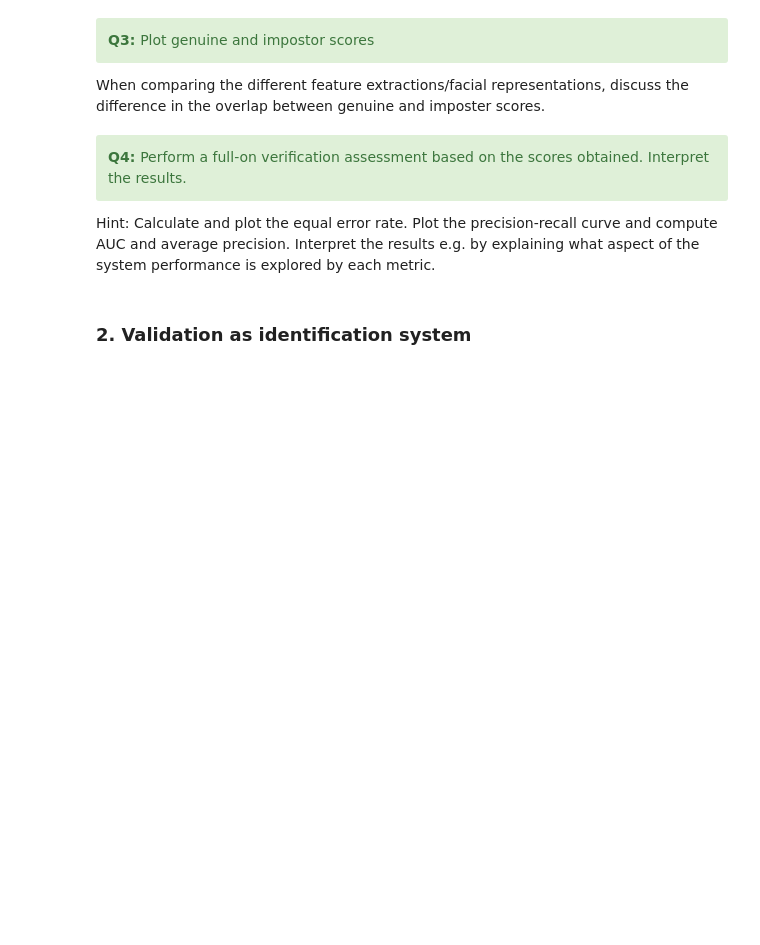
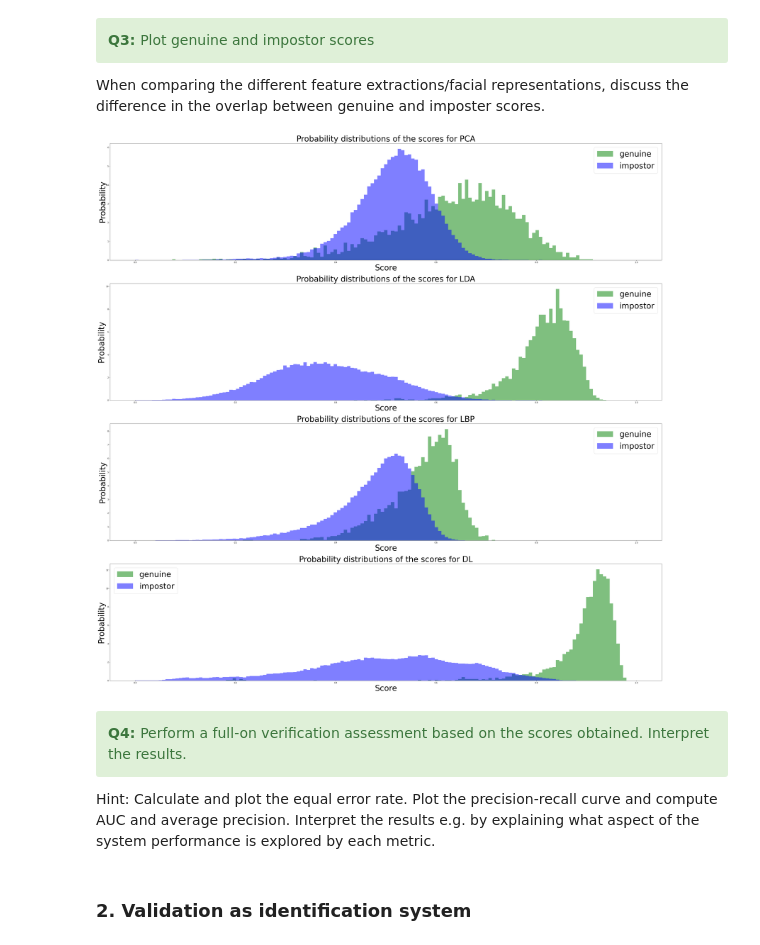
Before and after one commit to denizsoysal/biometrics, a Jupyter notebook: assignments/assignment3/Assignment3/assignment_3_2022.ipynb, the cells around one changed output. Cells and saved outputs as stored; diff of their text form; code cells hidden in the pictures; blank space fills up the shorter version.

```diff
--- a/assignments/assignment3/Assignment3/assignment_3_2022.ipynb
+++ b/assignments/assignment3/Assignment3/assignment_3_2022.ipynb
@@ -771,4 +685,0 @@ for i in range(len(TP_list)):
-# %%
-recalls = []
-for i in range(len(TP_list)):
-    recalls.append(TP_list[i]/(TP_list[i]+FN_list[i]+1))
@@ -828,0 +715,12 @@ f1_DL = compute_f1(genuine_id_DL, scores_DL,thresholds)
+# %%
+face_df_PCA = construct_similarity_tensor(embedded_PCA, targets, dist_metric_PCA)
+total_scores_PCA, genuine_id_PCA, genuine_scores_PCA, impostor_scores_PCA = construct_scores(face_df_PCA)
+
+face_df_LDA = construct_similarity_tensor(embedded_LDA, targets, dist_metric_LDA)
+total_scores_LDA, genuine_id_LDA, genuine_scores_LDA, impostor_scores_LDA = construct_scores(face_df_LDA)
+
+face_df_LBP = construct_similarity_tensor(embedded_LBP, targets, dist_metric_LBP)
+total_scores_LBP, genuine_id_LBP, genuine_scores_LBP, impostor_scores_LBP = construct_scores(face_df_LBP)
+
+face_df_DL = construct_similarity_tensor(embedded_DL, targets, dist_metric_DL)
+total_scores_DL, genuine_id_DL, genuine_scores_DL, impostor_scores_DL = construct_scores(face_df_DL)
@@ -951,6 +777,23 @@ Face rec system -> Max accuracy score: 0.9687927107061504
 <b>Q3: </b> Plot genuine and impostor scores
 </div>
 When comparing the different feature extractions/facial representations, discuss the difference in the overlap between genuine and imposter scores.
+# %%
+fig, ax = plt.subplots(4,1, figsize=(50,50))
+bins = np.linspace(0, 1, 150)
+
+method = ["PCA", "LDA", "LBP", "DL"]
+genuine_scores = [genuine_scores_PCA,genuine_scores_LDA,genuine_scores_LBP,genuine_scores_DL]
+impostor_scores = [impostor_scores_PCA,impostor_scores_LDA,impostor_scores_LBP,impostor_scores_DL]
+
+for i in range(0,len(method)):
+    ax[i].hist(genuine_scores[i],color='g',density=True,alpha=0.5,bins = bins,label = "genuine")
+    ax[i].hist(impostor_scores[i], color='b',density=True,alpha=0.5,bins = bins,label = "impostor")
+    ax[i].set_title("Probability distributions of the scores for " +method[i] , fontsize=40)
+    ax[i].legend(fontsize=40)
+    ax[i].set_xlabel('Score', fontsize=40)
+    ax[i].set_ylabel('Probability', fontsize=40)
+# %% [output]
+[figure, added]
 # %% [markdown]
 <div class="alert alert-block alert-success">
 <b>Q4: </b> Perform a full-on verification assessment based on the scores obtained. Interpret the results.
```
Also changed, not shown: parts of 23 cells of this notebook.
